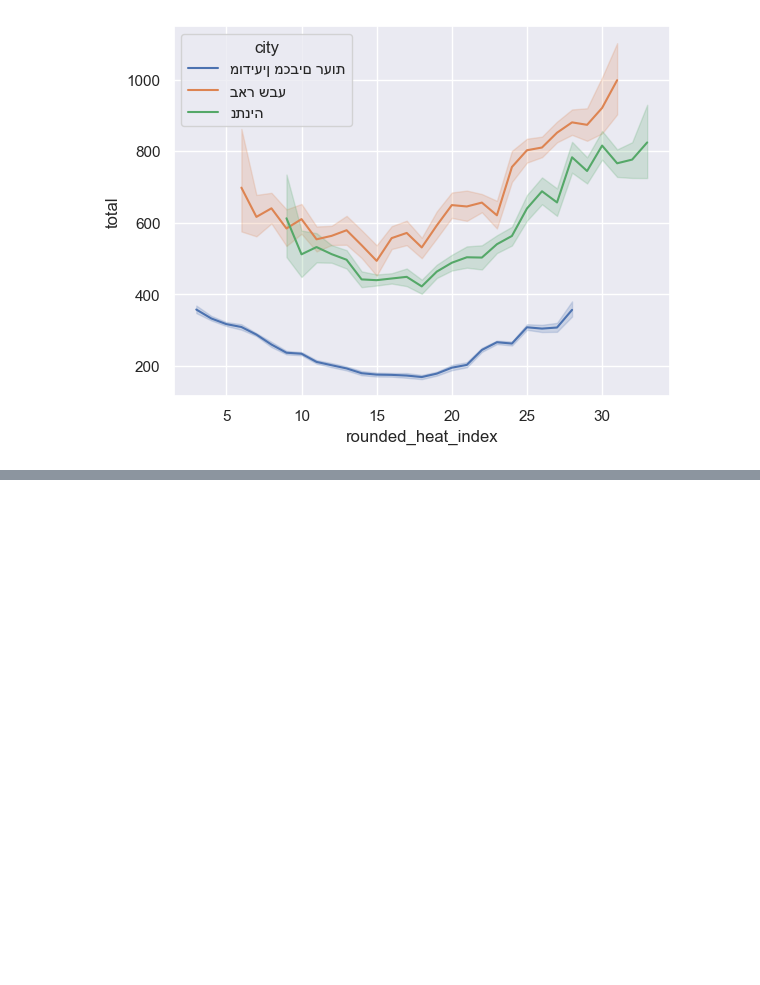
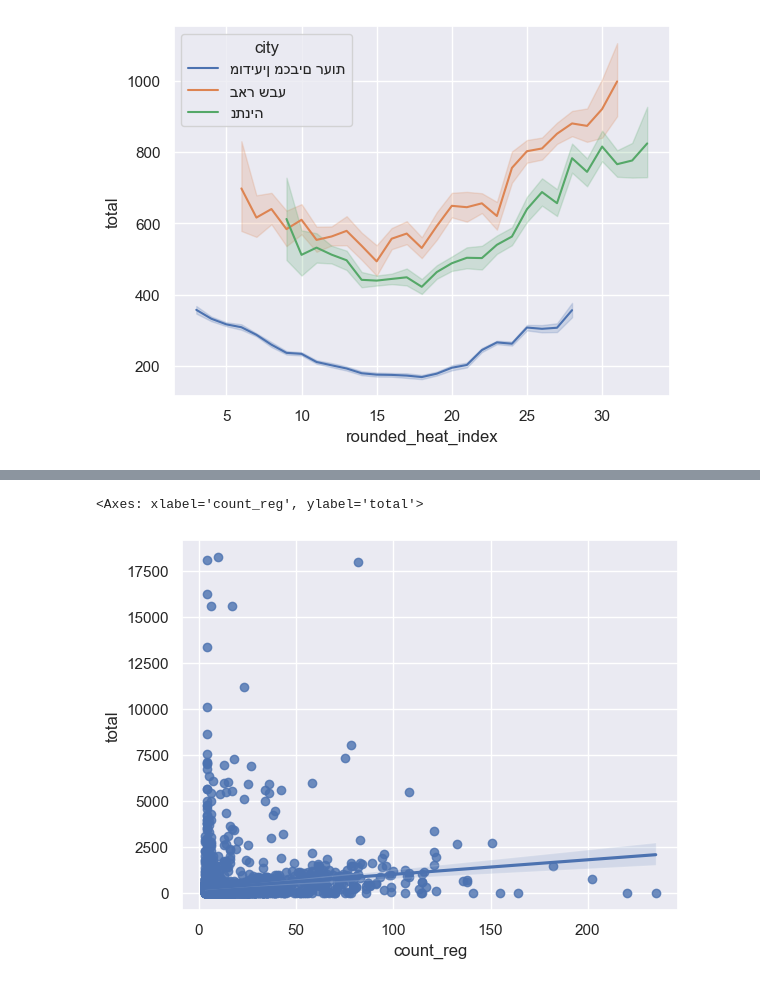
Before and after one commit to shtota/iec, a Jupyter notebook: analysis.ipynb, the cells around one changed output, grey strips where cells are left out. Drawn from its saved outputs; the diff is of its cells as text; code cells hidden in the pictures; blank space fills up the shorter version.

```diff
--- a/analysis.ipynb
+++ b/analysis.ipynb
@@ -103,0 +127,5 @@ sns.lineplot(data=day_df, x='count_reg', y='total', hue='city')
+# %%
+sns.regplot(data=gr_df, x='count_reg', y='total')
+# %% [output]
+<Axes: xlabel='count_reg', ylabel='total'>
+[figure, added]
```
Also changed, not shown: parts of 14 cells of this notebook, 1 other file.
